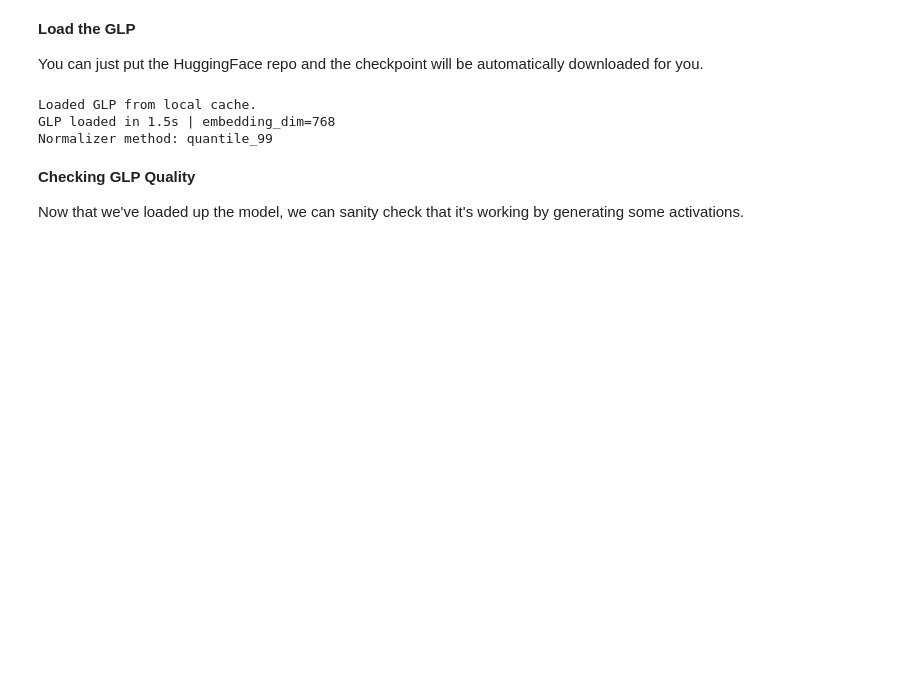
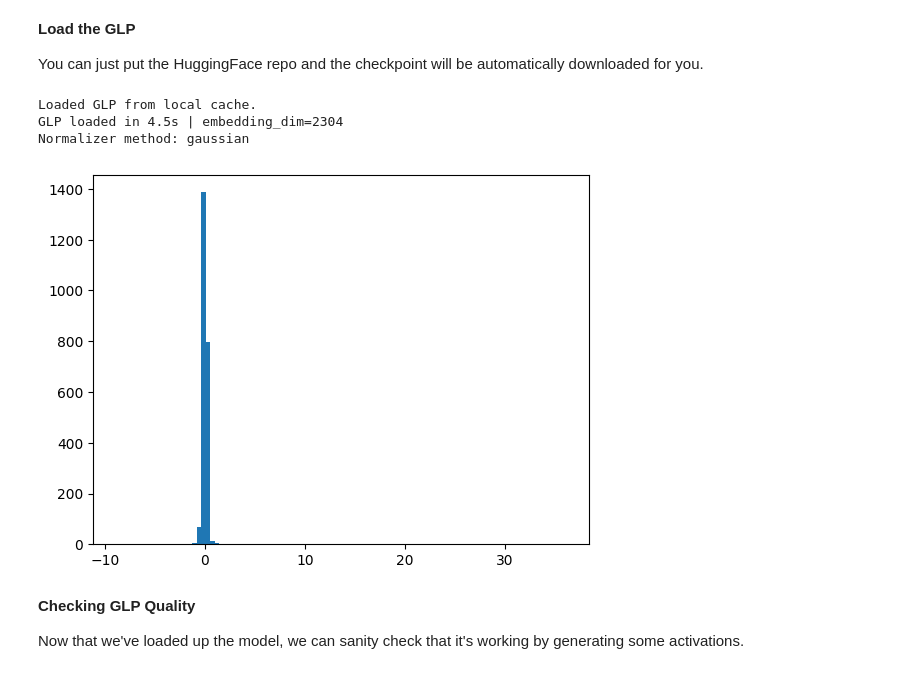
Before and after one commit to PQHSGS/GLP, a Jupyter notebook: glp_demo gemma.ipynb, the cells around one changed output. Saved outputs shown, nothing was run; the diff lists cells and outputs as text; code cells hidden in the pictures; blank space fills up the shorter version.

```diff
--- a/glp_demo gemma.ipynb
+++ b/glp_demo gemma.ipynb
@@ -37,30 +37,35 @@ You can just put the HuggingFace repo and the checkpoint will be automatically d
 device = "cuda:0"
 
 # Your Gemma GLP checkpoint (local folder or HF repo id).
-glp_name = "PQPQPQHUST/glp-gpt2"
-glp_ckpt = "2_phase/100M"
+glp_name = "PQPQPQHUST/glp-gemma"
+glp_ckpt = "1B/1000M"
 
 # Gemma LLM setup for streaming reference activations and steering.
-hf_model_name = "openai-community/gpt2"
-hf_layer = 6
+hf_model_name = "google/gemma-2-2b-it"
+hf_layer = 14
 # %%
 import time
 
 t0 = time.time()
 try:
-    model = load_glp(glp_name, device=device, checkpoint=glp_ckpt, local_files_only=True)
+    model, mean, var = load_glp(glp_name, device=device, checkpoint=glp_ckpt, local_files_only=True)
     print("Loaded GLP from local cache.")
 except Exception as cache_err:
     print(f"Local cache miss ({type(cache_err).__name__}), falling back to online download.")
-    model = load_glp(glp_name, device=device, checkpoint=glp_ckpt, local_files_only=False)
+    model, mean, var = load_glp(glp_name, device=device, checkpoint=glp_ckpt, local_files_only=False)
 model = model.to(torch.bfloat16)
 embedding_dim = model.denoiser.model.d_input
 print(f"GLP loaded in {time.time() - t0:.1f}s | embedding_dim={embedding_dim}")
 print(f"Normalizer method: {getattr(model.normalizer, 'normalization_method', 'gaussian')}")
 # %% [output]
 Loaded GLP from local cache.
-GLP loaded in 1.5s | embedding_dim=768
-Normalizer method: quantile_99
+GLP loaded in 4.5s | embedding_dim=2304
+Normalizer method: gaussian
+# %%
+plt.hist(mean.cpu().numpy(), bins=100)
+plt.show()
+# %% [output]
+[figure, added]
 # %% [markdown]
 **Checking GLP Quality**
 
```
Also changed, not shown: parts of 17 cells of this notebook, 4 other files.
